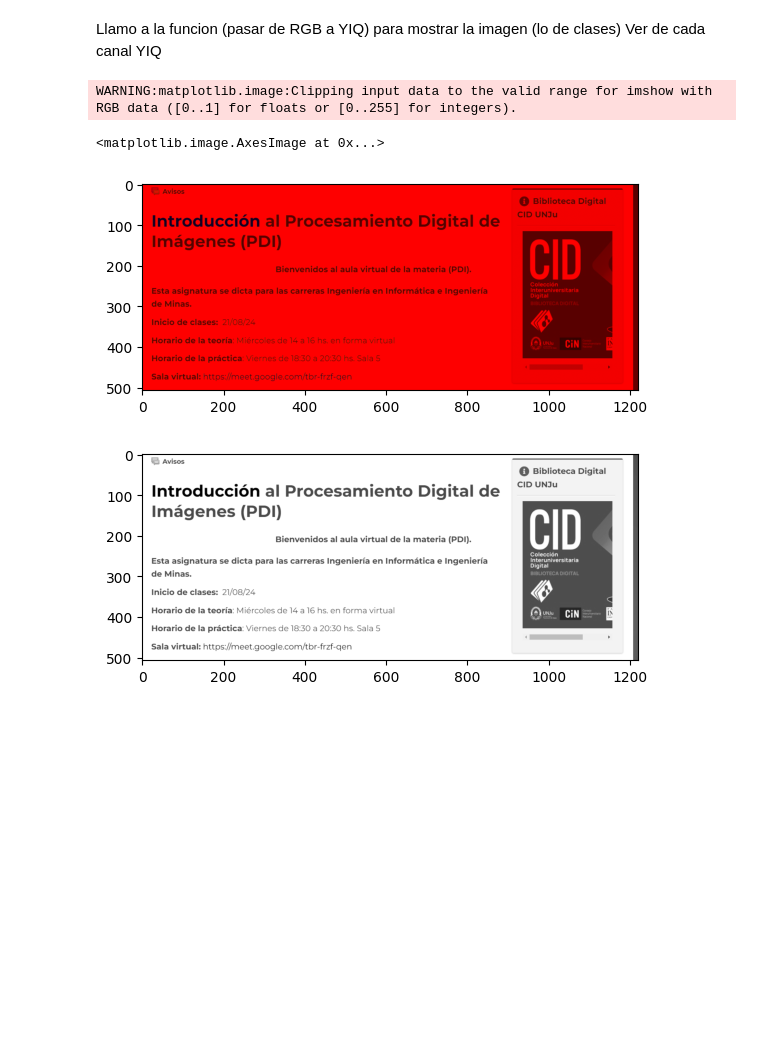
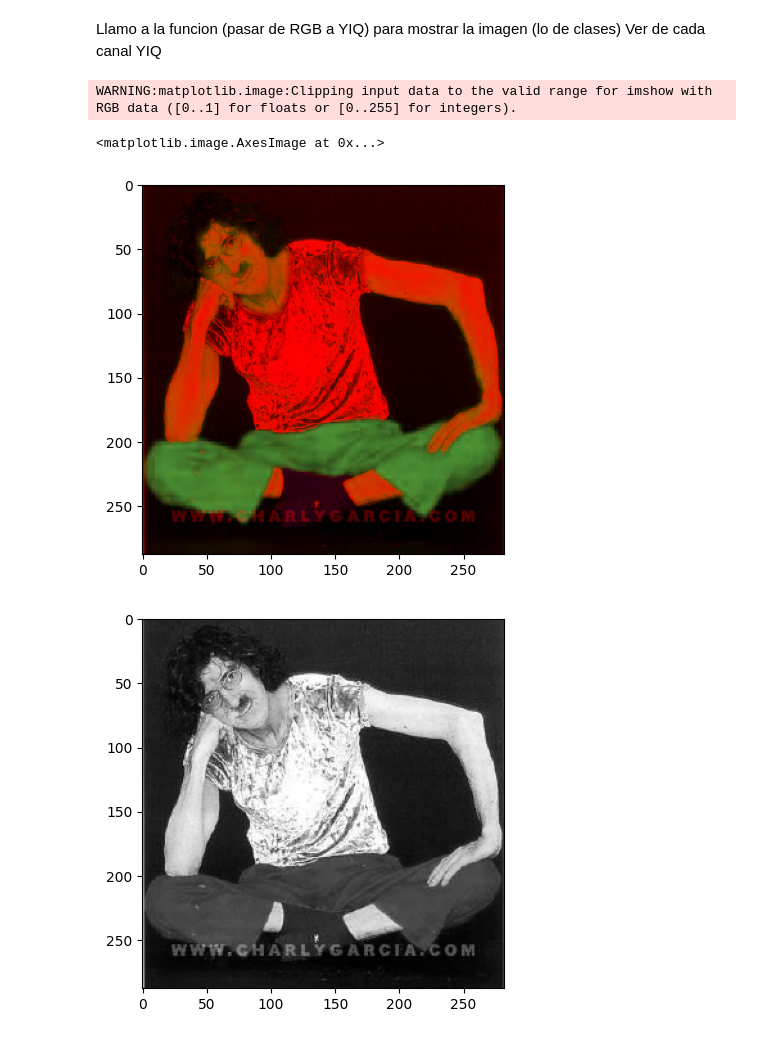
Before and after one commit to enriquejujuy/IPDI, a Jupyter notebook: IPDI_TP1.ipynb, the cells around one changed output. Saved outputs shown, nothing was run; the diff lists cells and outputs as text; code cells hidden in the pictures; blank space fills up the shorter version.

```diff
--- a/IPDI_TP1.ipynb
+++ b/IPDI_TP1.ipynb
@@ -56,16 +58,16 @@ def YIQ2RGB(img):
 # %% [markdown]
 Cargar la imagen
 # %%
-img=np.clip(imageio.imread('Figura1.png')/255,0,1)
+img=np.clip(imageio.imread('/content/imagen/Charly.bmp')/255,0,1)
 print(img.shape)
 print(img.dtype)
 
 plt.figure(0)
 plt.imshow(img)
 plt.figure(1)
-plt.imshow(img[:,:,0])
+plt.imshow(img[:,:,0],'gray',vmin=0, vmax=1)
 plt.figure(2)
-plt.imshow(img[:,:,1])
+plt.imshow(img[:,:,1],'gray',vmin=0, vmax=1)
 plt.figure(3)
-plt.imshow(img[:,:,2])
+plt.imshow(img[:,:,2],'gray',vmin=0, vmax=1)
 # %% [output]
@@ -81,15 +83,15 @@ Llamo a la funcion (pasar de RGB a YIQ) para mostrar la imagen (lo de clases) Ve
 # %%
 yiq=RGB2YIQ(img)
 plt.figure(0)
 plt.imshow(yiq)
 plt.figure(1)
-plt.imshow(yiq[:,:,0],'gray')
+plt.imshow(yiq[:,:,0],'gray',vmin=0, vmax=1)
 plt.figure(2)
-plt.imshow(yiq[:,:,1],'gray')
+plt.imshow(yiq[:,:,1],'gray',vmin=-0.5957, vmax=0.5957)
 plt.figure(3)
-plt.imshow(yiq[:,:,2],'gray')
+plt.imshow(yiq[:,:,2],'gray',vmin=-0.5226, vmax=0.5226)
 # %% [output]
 WARNING:matplotlib.image:Clipping input data to the valid range for imshow with RGB data ([0..1] for floats or [0..255] for integers).
 <matplotlib.image.AxesImage at 0x...>
-[figure, old version]
+[figure, new version]
-[figure, old version]
+[figure, new version]
```
Also changed, not shown: parts of 6 cells of this notebook.
